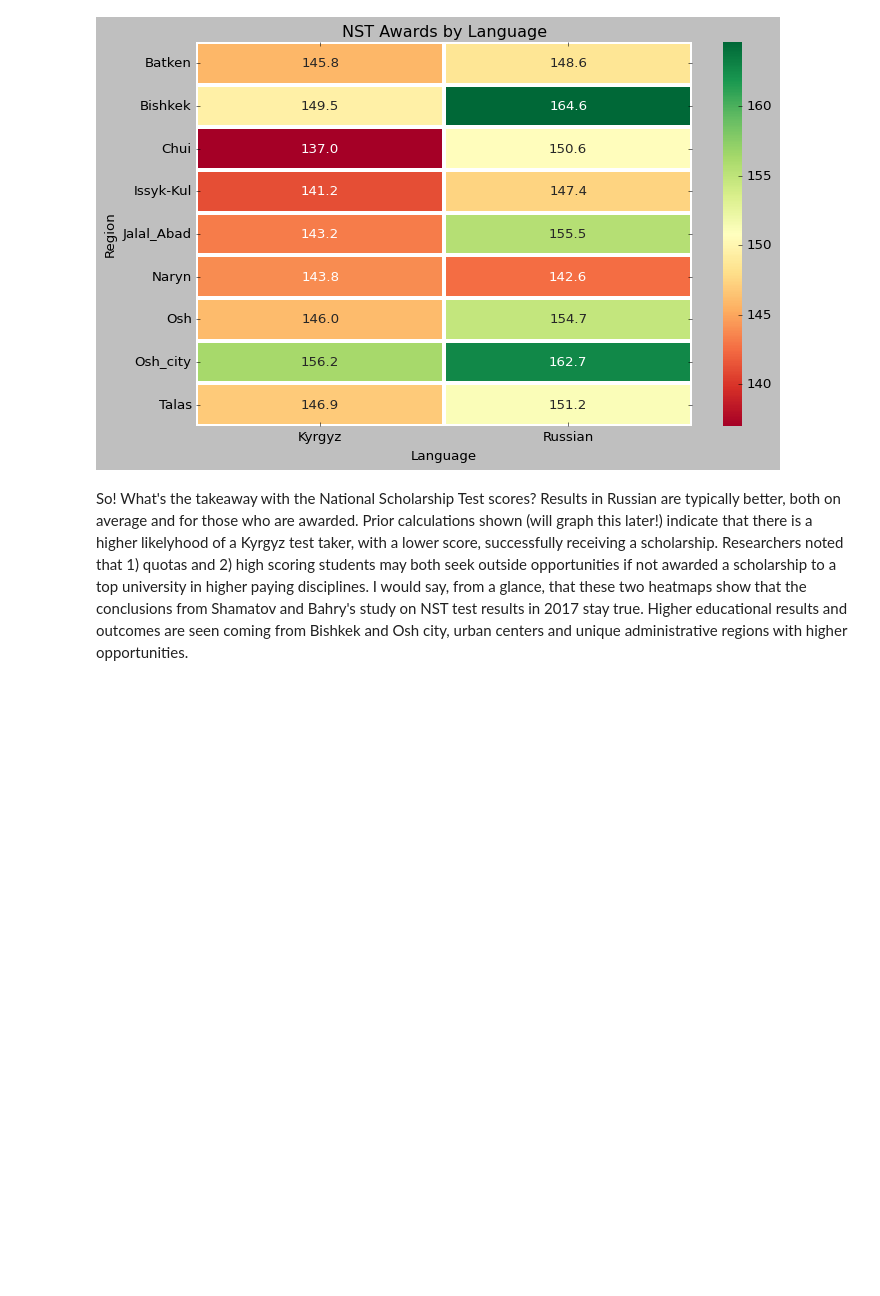
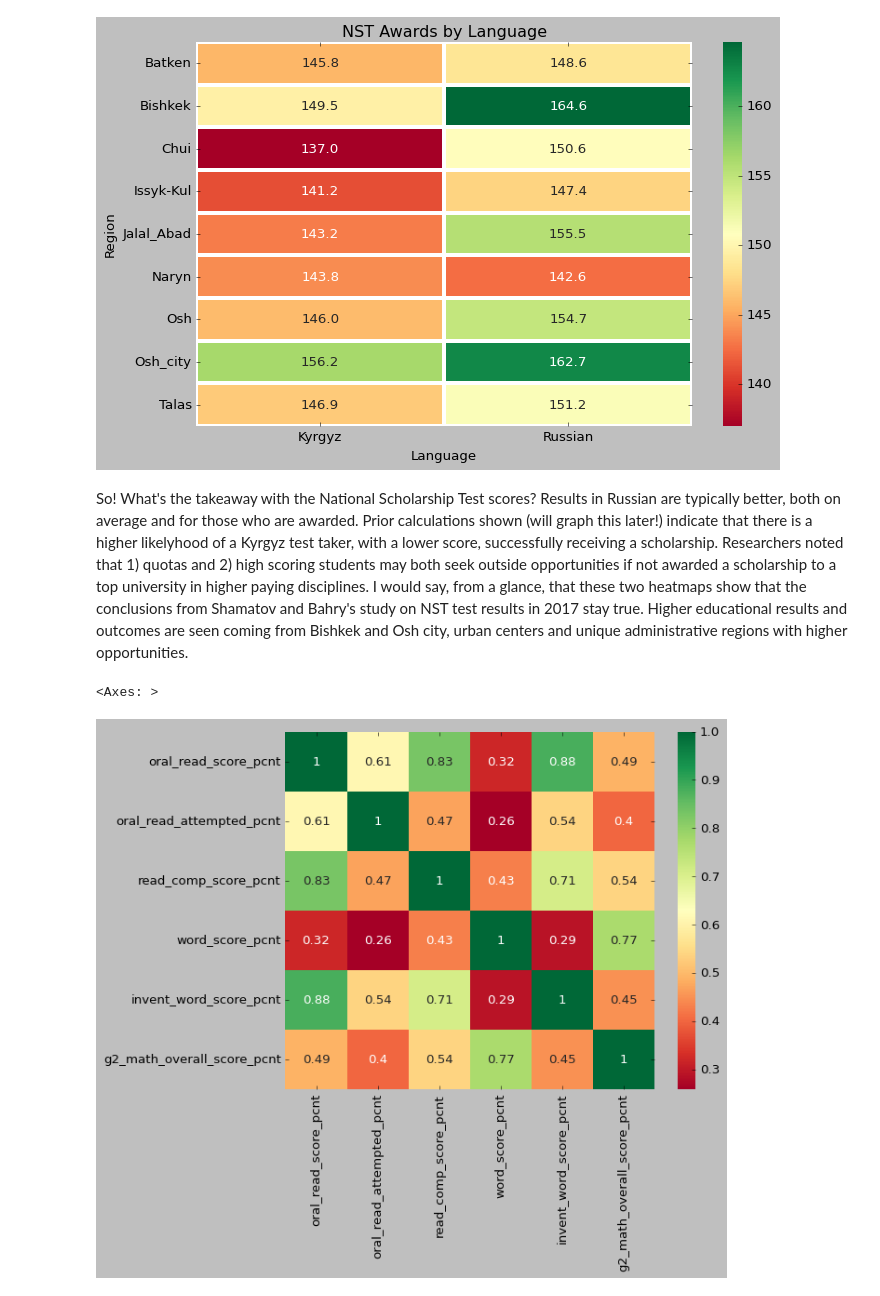
Before and after one commit to Jonchyk/Vis, a Jupyter notebook: PS2_vis_.ipynb, the cells around one changed output. Drawn from its saved outputs; the diff is of its cells as text; code cells hidden in the pictures; blank space fills up the shorter version.

```diff
--- a/PS2_vis_.ipynb
+++ b/PS2_vis_.ipynb
@@ -1098,3 +1098,8 @@ So! What's the takeaway with the National Scholarship Test scores?
 Results in Russian are typically better, both on average and for those who are awarded.
 Prior calculations shown (will graph this later!) indicate that there is a higher likelyhood of a Kyrgyz test taker, with a lower score, successfully receiving a scholarship. Researchers noted that 1) quotas and 2) high scoring students may both seek outside opportunities if not awarded a scholarship to a top university in higher paying disciplines.
 I would say, from a glance, that these two heatmaps show that the conclusions from Shamatov and Bahry's study on NST test results in 2017 stay true. Higher educational results and outcomes are seen coming from Bishkek and Osh city, urban centers and unique administrative regions with higher opportunities.
+# %%
+sns.heatmap(ps3[['oral_read_score_pcnt','oral_read_attempted_pcnt','read_comp_score_pcnt','word_score_pcnt','invent_word_score_pcnt','g2_math_overall_score_pcnt']].corr().round(2),cmap="RdYlGn",annot=True) # RdYlGn love the colors!
+# %% [output]
+<Axes: >
+[figure, added]
```
Also changed, not shown: parts of 2 cells of this notebook.
